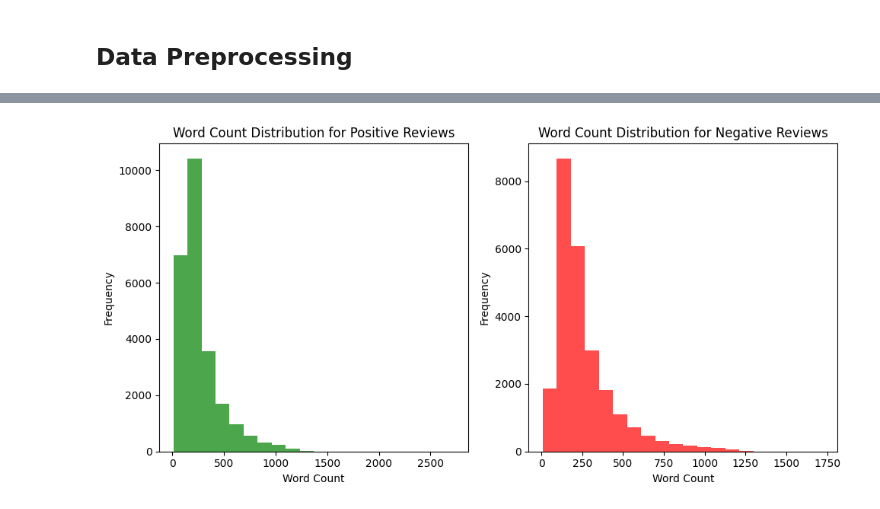
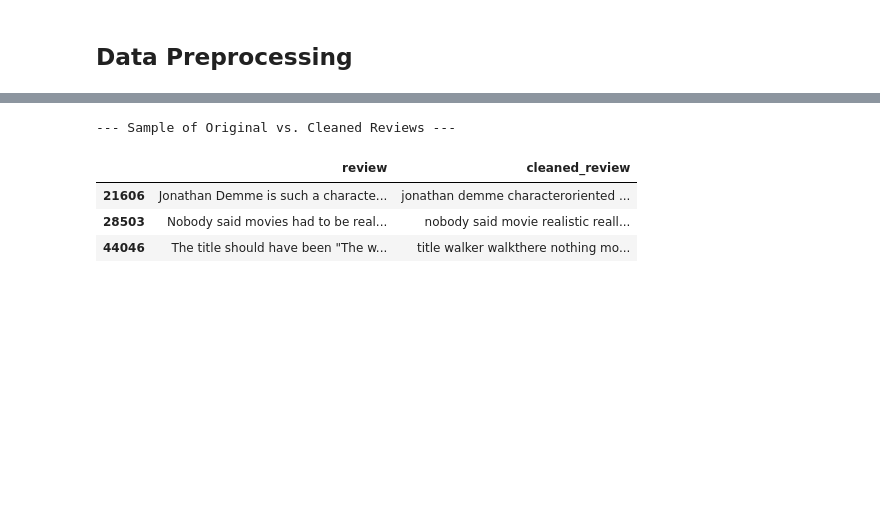
Before and after one commit to DarshitaDwivedii/Sentiment-Analysis-Project, a Jupyter notebook: Sentiment_Analysis_Project.ipynb, the cells around one changed output, grey strips where cells are left out. Saved outputs shown, nothing was run; the diff lists cells and outputs as text; code cells hidden in the pictures; blank space fills up the shorter version.

```diff
--- a/Sentiment_Analysis_Project.ipynb
+++ b/Sentiment_Analysis_Project.ipynb
@@ -167,25 +125,45 @@ data.sample(3)
-# %%
-positive_reviews = data[data['sentiment'] == 1]  # positive sentiment
-negative_reviews = data[data['sentiment'] == 0]  # negative sentiment
-
-# Plot for positive reviews
-plt.figure(figsize=(10, 5))
-
-# Plot for positive reviews
-plt.subplot(1, 2, 1)  # 1 row, 2 columns, first plot
-plt.hist(positive_reviews['word count'], bins=20, color='green', alpha=0.7)
-plt.title('Word Count Distribution for Positive Reviews')
-plt.xlabel('Word Count')
-plt.ylabel('Frequency')
-
-# Plot for negative reviews
-plt.subplot(1, 2, 2)  # 1 row, 2 columns, second plot
-plt.hist(negative_reviews['word count'], bins=20, color='red', alpha=0.7)
-plt.title('Word Count Distribution for Negative Reviews')
-plt.xlabel('Word Count')
-plt.ylabel('Frequency')
-
-plt.tight_layout()  # To make sure the plots don't overlap
-plt.show()
-# %% [output]
-[figure, removed]
+# %%
+def data_cleaning(text):
+  """
+  Cleans the input text by:
+  1. Converting to lowercase.
+  2. Expanding contractions (e.g., "I'm" to "I am").
+  3. Removing HTML tags.
+  4. Removing URLs.
+  5. Removing non-alphanumeric characters (keeps only letters and numbers).
+  6. Tokenizing the text.
+  7. Removing stopwords while keeping important negation words.
+  8. Lemmatizing tokens to their base form.
+  """
+  # Lowercase the text
+  text = text.lower()
+  # Expand contractions
+  text = contractions.fix(text)
+  # Remove HTML tags
+  text = re.sub(r'<.*?>', '', text)
+  # Remove URLs
+  text = re.sub(r'https?://\S+|www\.\S+', '', text)
+  # Remove non-alphanumeric characters
+  text = re.sub(r'[^a-zA-Z0-9\s]', '', text)
+  # Tokenization
+  tokens = word_tokenize(text)
+  # Define negation words to keep
+  negation_words = {'not', 'no', 'never', 'ain\'t'}
+  # Filter out stopwords but keep negation words
+  filtered_tokens = [word for word in tokens if word not in stop_words or word in negation_words]
+  # Lemmatization
+  lemmatized_tokens = [lemmatizer.lemmatize(word) for word in filtered_tokens]
+  # Join tokens back into a string
+  return " ".join(lemmatized_tokens)
+
+# Apply the cleaning function with a progress bar
+data['cleaned_review'] = data['review'].progress_apply(data_cleaning)
+
+print("--- Sample of Original vs. Cleaned Reviews ---")
+display(data[['review', 'cleaned_review']].sample(3))
+# %% [output]
+--- Sample of Original vs. Cleaned Reviews ---
+|  | review | cleaned_review |
+| 21606 | Jonathan Demme is such a characte... | jonathan demme characteroriented ... |
+| 28503 | Nobody said movies had to be real... | nobody said movie realistic reall... |
+| 44046 | The title should have been "The w... | title walker walkthere nothing mo... |
```
Also changed, not shown: parts of 32 cells of this notebook, 4 other files.
